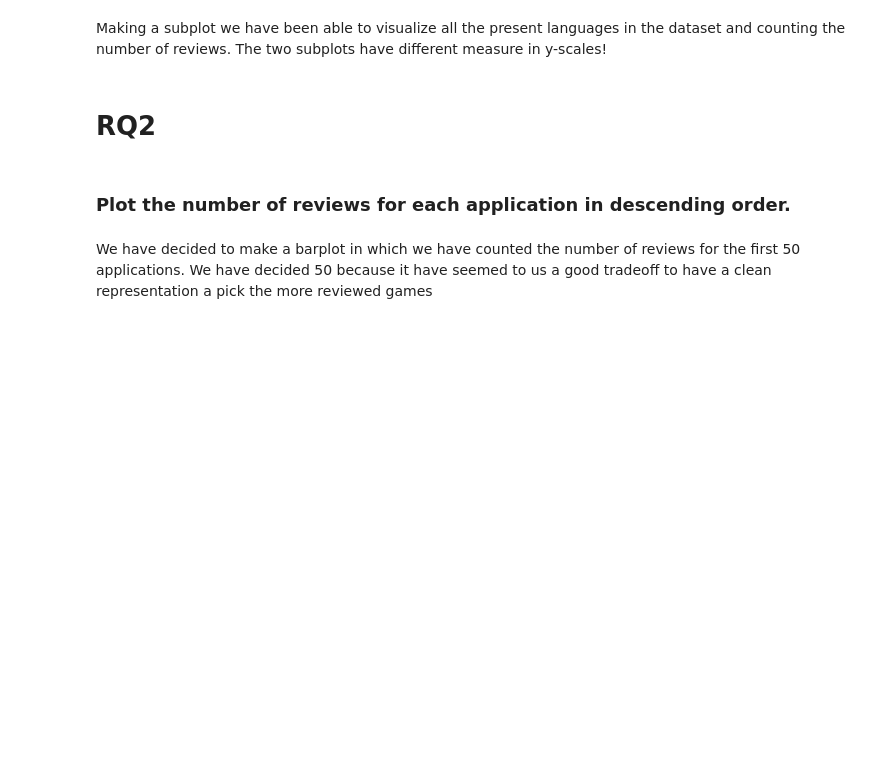
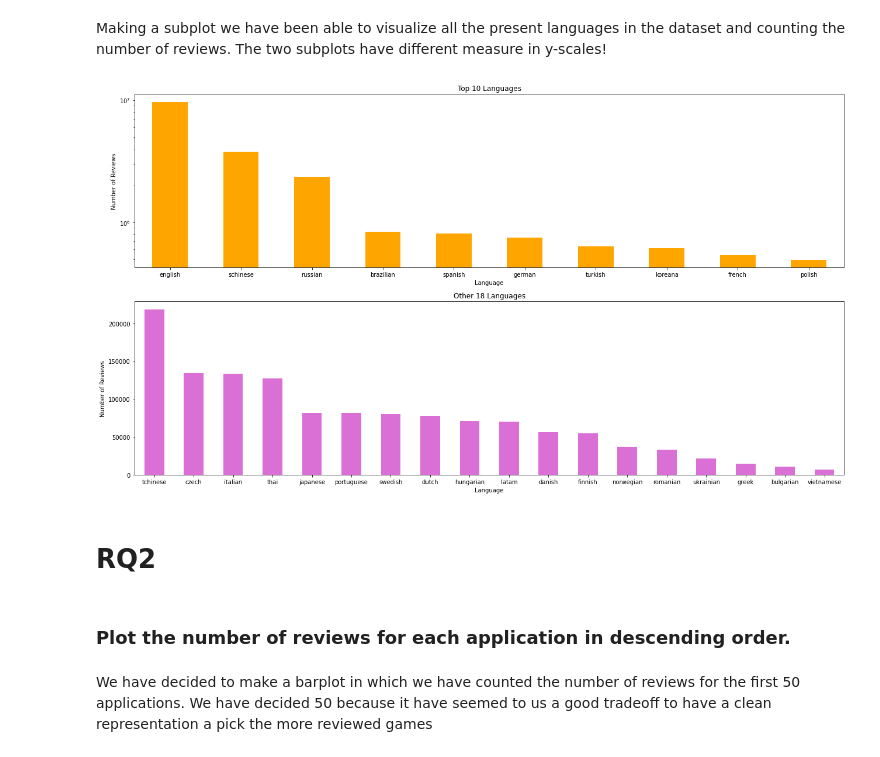
Before and after one commit to michele1783/ADM-HW2, a Jupyter notebook: Homework_2.ipynb, the cells around one changed output. Cells and saved outputs as stored; diff of their text form; code cells hidden in the pictures; blank space fills up the shorter version.

```diff
--- a/Homework_2.ipynb
+++ b/Homework_2.ipynb
@@ -167,12 +283,14 @@ Making a subplot we have been able to visualize all the present languages in the
 # %%
 fig=plt.figure(figsize=(25,18))
 ax1=fig.add_subplot(2,1,1)
-dataset['language'].value_counts().head(10).plot.bar(figsize = (18, 10),title='Top Languages',xlabel='Language',ylabel='Number of Reviews', ax = ax1,rot=0, logy = True, color = "orange")
+dataset['language'].value_counts().head(10).plot.bar(figsize = (18, 10),title='Top 10 Languages',xlabel='Language',ylabel='Number of Reviews', ax = ax1,rot=0, logy = True, color = "orange")
 ax2=fig.add_subplot(2,1,2)
-dataset['language'].value_counts().iloc[-18:].plot.bar(figsize = (18, 10),title='Other Languages',xlabel='Language',ylabel='Number of Reviews', ax = ax2,rot=0, color = "orchid")
+dataset['language'].value_counts().iloc[-18:].plot.bar(figsize = (18, 10),title='Other 18 Languages',xlabel='Language',ylabel='Number of Reviews', ax = ax2,rot=0, color = "orchid")
 fig.tight_layout();
 
 #dataset['language'].value_counts().plot.bar(figsize = (18, 7),title='Top Languages',xlabel='Language',ylabel='Number of Reviews', ax = ax1)
+# %% [output]
+[figure, added]
 # %% [markdown]
 # RQ2
 # %% [markdown]
```
Also changed, not shown: parts of 72 cells of this notebook.
